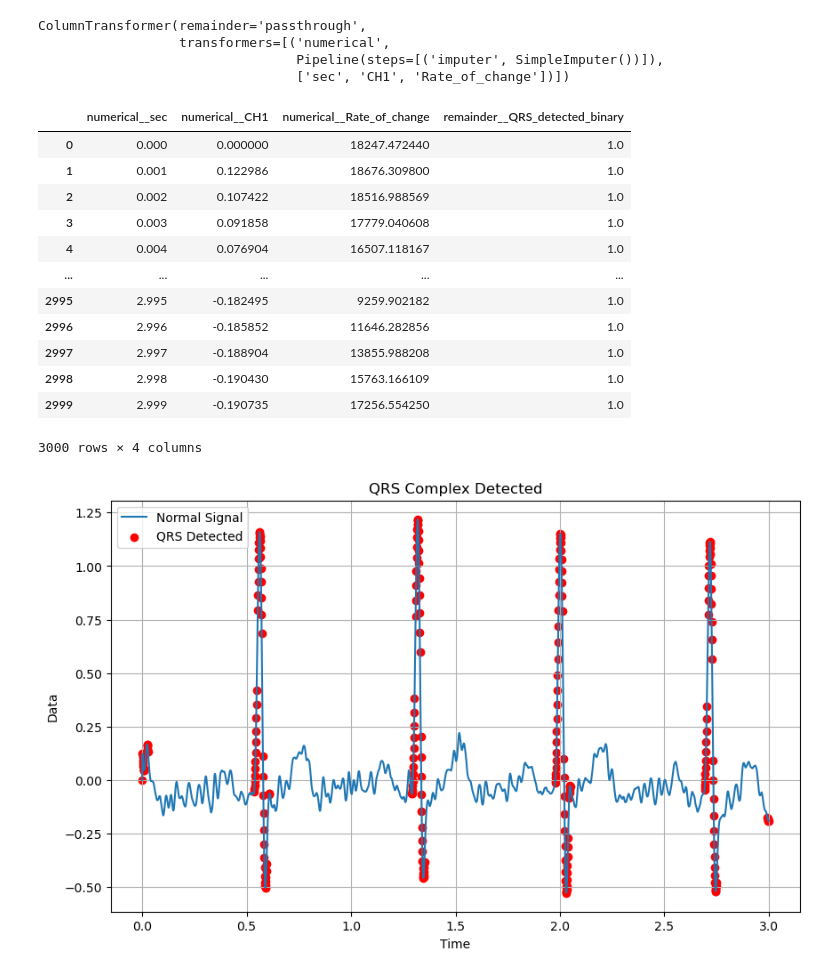
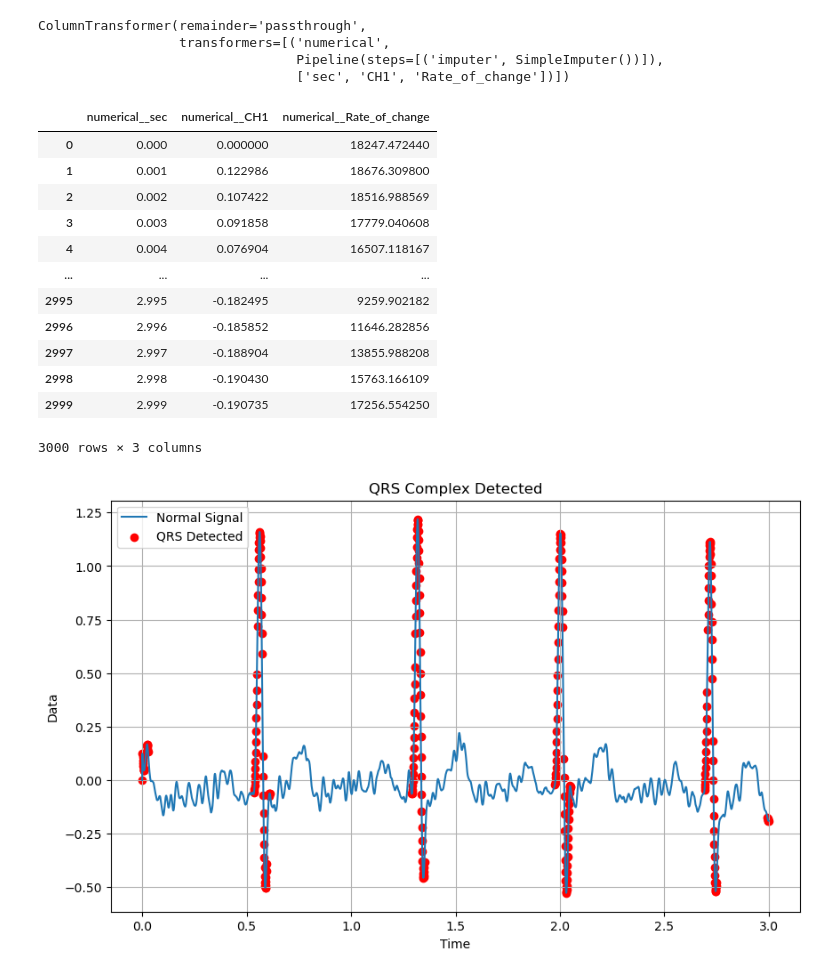
Before and after one commit to Joas329/QRS-Complex-Dection-Algoirthm, a Jupyter notebook: main.ipynb, the cells around one changed output. Drawn from its saved outputs; the diff is of its cells as text; code cells hidden in the pictures.

```diff
--- a/main.ipynb
+++ b/main.ipynb
@@ -23,7 +23,7 @@ from sklearn.metrics import r2_score
 # Load the dataset with comma as delimiter
 df = pd.read_csv("lab5_Philco-L05.txt", delimiter=",")
 
-df = df
+df = df[:10000]
 
 df.head()
 # %% [output]
@@ -400,12 +396,3 @@ rate_of_change_df = pd.DataFrame({'Rate_of_change': y_data})
 
 # Concatenate the rate of change DataFrame with the original dataset
 df = pd.concat([df, rate_of_change_df], axis=1)
-
-# Find the QRS Complexes thorugh rate of change
-[qrs_x, qrs_y_binary, qrs_y] = qrs_detection(x_data, y_data)
-
-# QRS Binary data frame
-qrs_df_binary = pd.DataFrame({'QRS_detected_binary': qrs_y_binary})
-
-# Add them to the dataset
-df = pd.concat([df, qrs_df_binary], axis=1)
@@ -437,52 +418,49 @@ ColumnTransformer(remainder='passthrough',
                                  ['sec', 'CH1', 'Rate_of_change'])])
 # %%
 # # Apply the preprocessing pipeline on the dataset
-df_prepared = preprocessing_pipeline.fit_transform(df)
+df_prepared_testing = preprocessing_pipeline.fit_transform(df)
 
 # Scikit-learn strips the column headers in most cases, so just add them back on afterward.
 feature_names=preprocessing_pipeline.get_feature_names_out()
-df_prepared = pd.DataFrame(data=df_prepared, columns=feature_names)
+df_prepared_testing = pd.DataFrame(data=df_prepared_testing, columns=feature_names)
 
-df_prepared
+df_prepared_testing
 # %% [output]
-|  | numerical__sec | numerical__CH1 | numerical__Rate_of_change | remainder__QRS_detected_binary |
-| 0 | 0.000 | 0.000000 | 18247.472440 | 1.0 |
-| 1 | 0.001 | 0.122986 | 18676.309800 | 1.0 |
-| 2 | 0.002 | 0.107422 | 18516.988569 | 1.0 |
-| 3 | 0.003 | 0.091858 | 17779.040608 | 1.0 |
-| 4 | 0.004 | 0.076904 | 16507.118167 | 1.0 |
-| ... | ... | ... | ... | ... |
-| 2995 | 2.995 | -0.182495 | 9259.902182 | 1.0 |
-| 2996 | 2.996 | -0.185852 | 11646.282856 | 1.0 |
-| 2997 | 2.997 | -0.188904 | 13855.988208 | 1.0 |
-| 2998 | 2.998 | -0.190430 | 15763.166109 | 1.0 |
-| 2999 | 2.999 | -0.190735 | 17256.554250 | 1.0 |
+|  | numerical__sec | numerical__CH1 | numerical__Rate_of_change |
+| 0 | 0.000 | 0.000000 | 18247.472440 |
+| 1 | 0.001 | 0.122986 | 18676.309800 |
+| 2 | 0.002 | 0.107422 | 18516.988569 |
+| 3 | 0.003 | 0.091858 | 17779.040608 |
+| 4 | 0.004 | 0.076904 | 16507.118167 |
+| ... | ... | ... | ... |
+| 2995 | 2.995 | -0.182495 | 9259.902182 |
+| 2996 | 2.996 | -0.185852 | 11646.282856 |
+| 2997 | 2.997 | -0.188904 | 13855.988208 |
+| 2998 | 2.998 | -0.190430 | 15763.166109 |
+| 2999 | 2.999 | -0.190735 | 17256.554250 |
-3000 rows × 4 columns
+3000 rows × 3 columns
 # %%
-time = df_prepared.drop(["remainder__QRS_detected_binary"], axis=1)
+# Separate features and target variable
+X = df_prepared_testing[['numerical__CH1', 'numerical__sec','numerical__Rate_of_change']]
 
-# Separate features and target variable
-X = df_prepared[['numerical__CH1', 'numerical__sec','numerical__Rate_of_change']]
-y = df_prepared['remainder__QRS_detected_binary']
-
-ml_model.fit(X,y)
+# predicting with trained model on the new dataset
 y_pred = ml_model.predict(X)
 
 # Find the indexes where y_pred equals 1
 indexes = [i for i, pred in enumerate(y_pred) if pred == 1]
 
 # Plot the normal signal
 plt.figure(figsize=(10, 6))
-plt.plot(time["numerical__sec"], time["numerical__CH1"], label='Normal Signal')
+plt.plot(X["numerical__sec"], X["numerical__CH1"], label='Normal Signal')
 
 # Plot markers where y_pred equals 1
-plt.scatter((time["numerical__sec"])[indexes], time["numerical__CH1"][indexes], color='red', label='QRS Detected')
+plt.scatter((X["numerical__sec"])[indexes], X["numerical__CH1"][indexes], color='red', label='QRS Detected')
 
 plt.xlabel('Time')
 plt.ylabel('Data')
 plt.title('QRS Complex Detected')
 plt.legend()
 plt.grid(True)
 plt.show()
 # %% [output]
-[figure, old version]
+[figure, new version]
```
Also changed, not shown: parts of 32 cells of this notebook.
